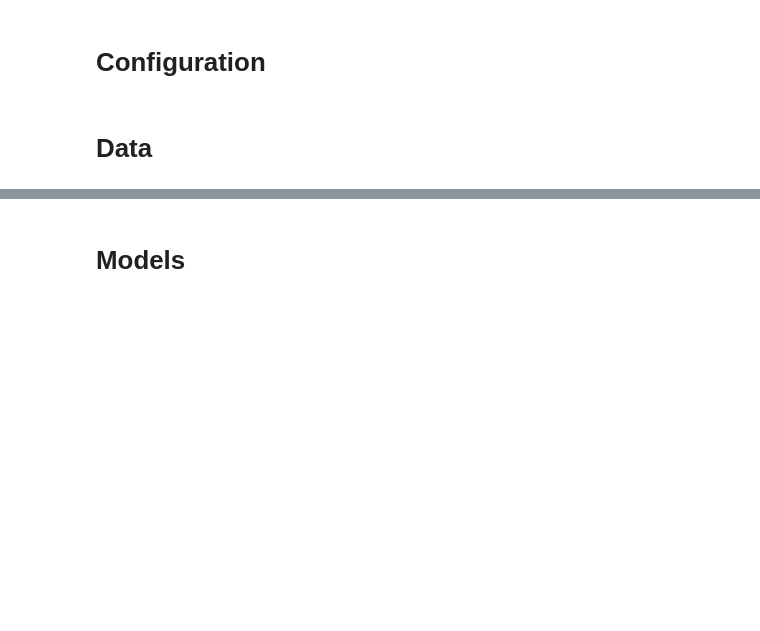
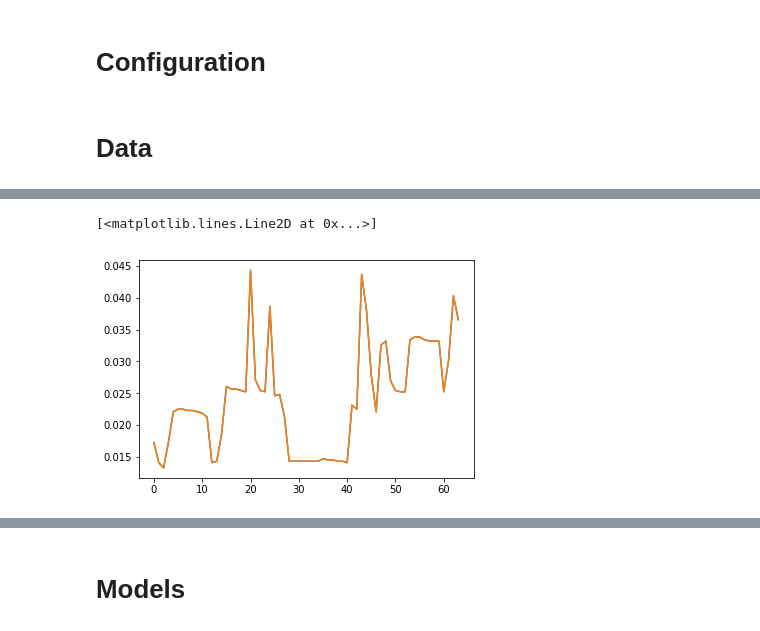
Before and after one commit to AndersonJo/hybrid-lstm, a Jupyter notebook: 03 Seq2Seq LSTM.ipynb, the cells around one changed output, grey strips where cells are left out. Drawn from its saved outputs; the diff is of its cells as text; code cells hidden in the pictures; blank space fills up the shorter version.

```diff
--- a/03 Seq2Seq LSTM.ipynb
+++ b/03 Seq2Seq LSTM.ipynb
@@ -63,0 +87,6 @@ test_y: (8703, 64, 1)
+# %%
+plot(data_x[SEQUENCE_SIZE:SEQUENCE_SIZE*2, 0])
+plot(data_y[:SEQUENCE_SIZE])
+# %% [output]
+[<matplotlib.lines.Line2D at 0x...>]
+[figure, added]
```
Also changed, not shown: parts of 11 cells of this notebook, 3 other files.
